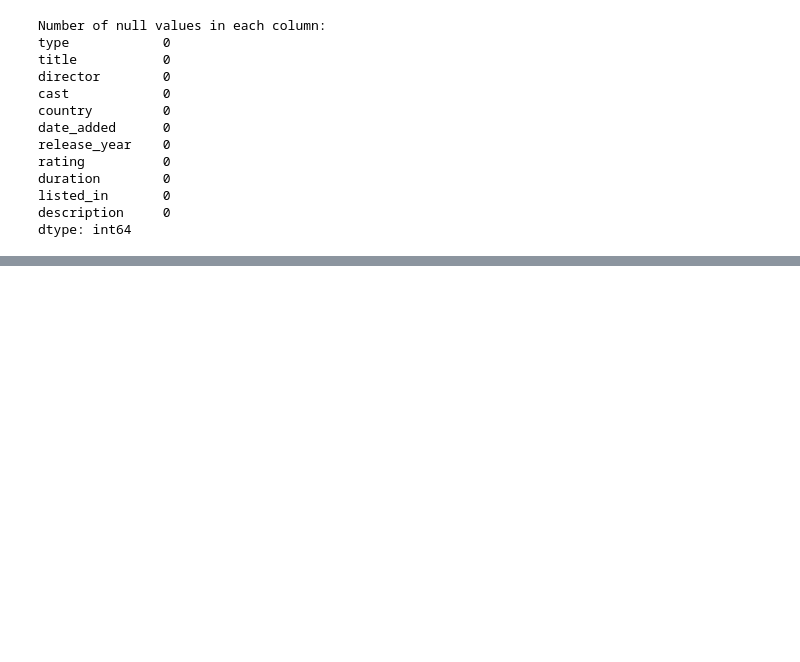
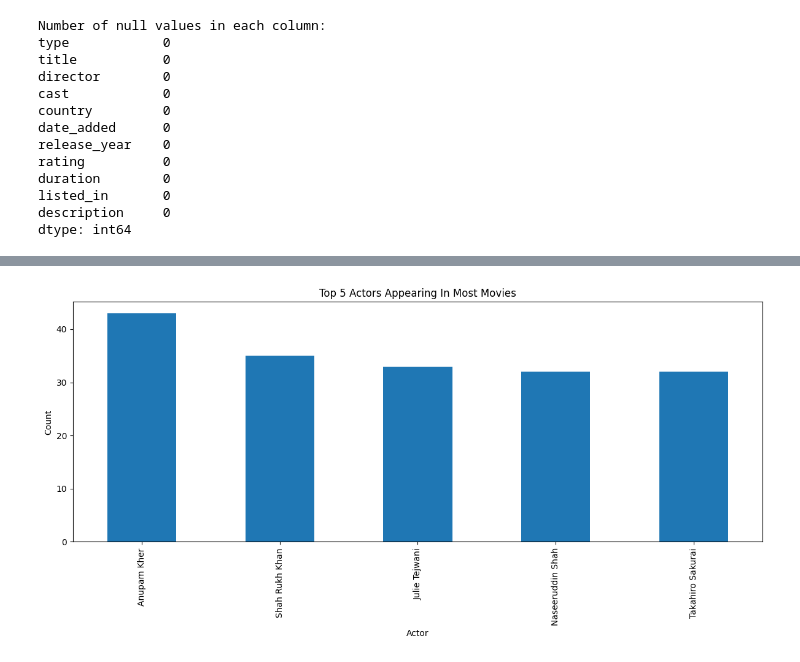
Before and after one commit to buli03/Netflix_Movies_Analysis, a Jupyter notebook: netflix_movies.ipynb, the cells around one changed output, grey strips where cells are left out. Cells and saved outputs as stored; diff of their text form; code cells hidden in the pictures; blank space fills up the shorter version.

```diff
--- a/netflix_movies.ipynb
+++ b/netflix_movies.ipynb
@@ -333,0 +378,17 @@ dtype: int64
+# %%
+# Count the number of occurrences for each genre
+actor_counts = netflix_movies['cast'].explode().value_counts()
+actor_counts = actor_counts[actor_counts.index != 'No data']
+
+top_actors = actor_counts.head(5)
+
+# Create a bar plot for the top 5 actors
+top_actors.plot(kind='bar', figsize=(12, 6))
+plt.title('Top 5 Actors Appearing In Most Movies')
+plt.xlabel('Actor')
+plt.ylabel('Count')
+plt.xticks(rotation=90)
+plt.tight_layout()
+plt.show()
+# %% [output]
+[figure, added]
```
Also changed, not shown: parts of 5 cells of this notebook.
